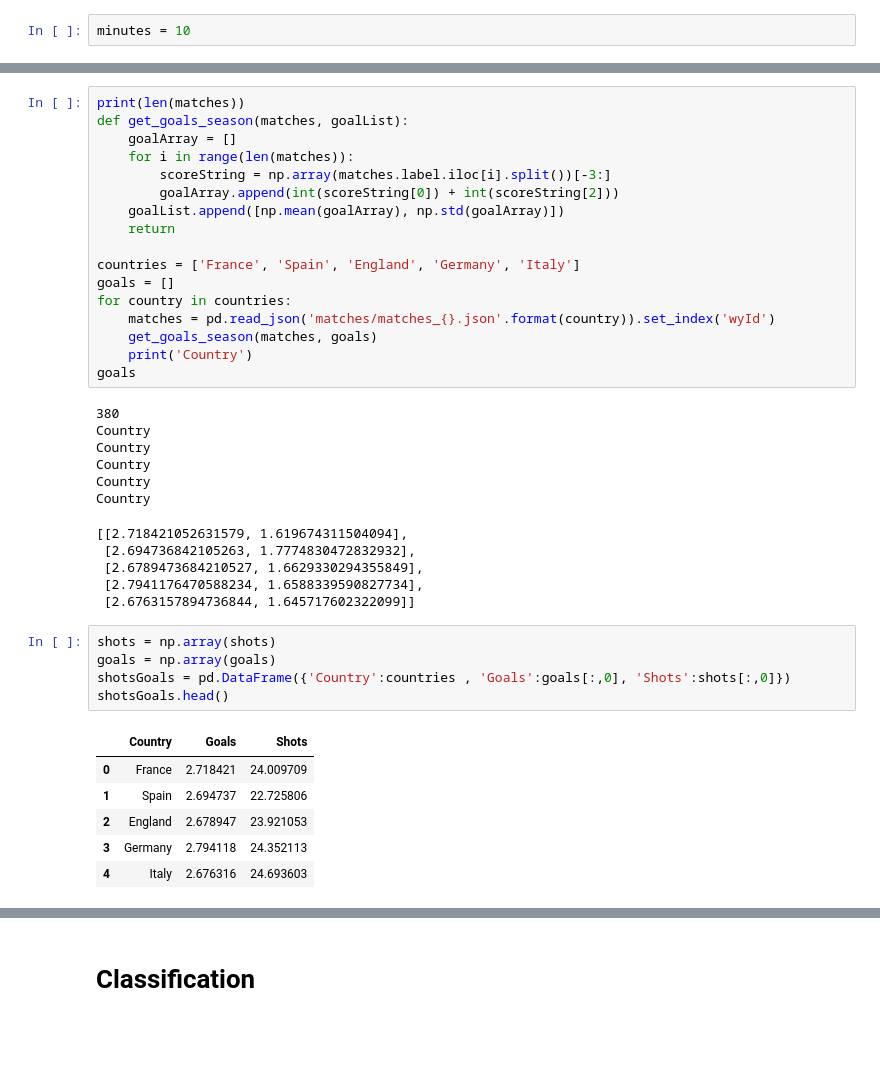
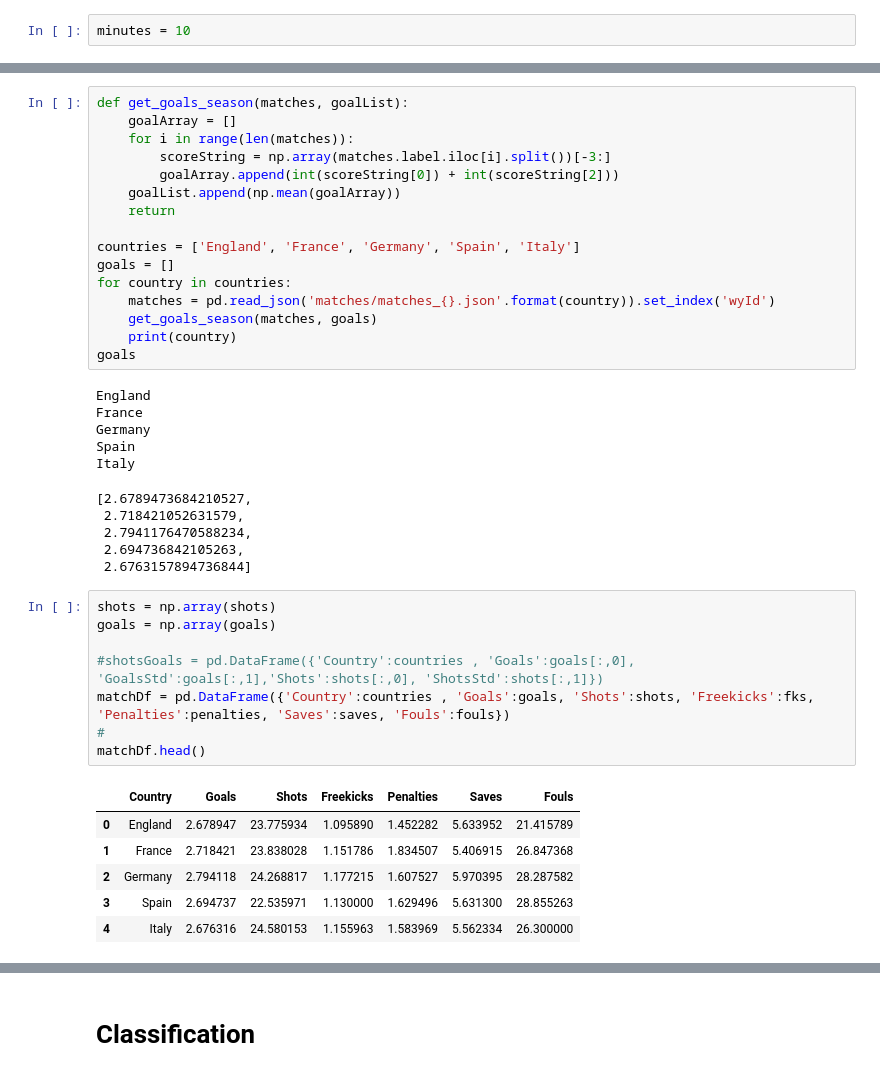
Before and after one commit to bernatesquirol/SoccerViz, a Jupyter notebook: goalShot.ipynb, the cells around one changed output, grey strips where cells are left out. Cells and saved outputs as stored; diff of their text form; blank space fills up the shorter version.

```diff
--- a/goalShot.ipynb
+++ b/goalShot.ipynb
@@ -73,41 +136,42 @@ See the caveats in the documentation: http://pandas.pydata.org/pandas-docs/stabl
 # %%
-print(len(matches))
 def get_goals_season(matches, goalList):
     goalArray = []
     for i in range(len(matches)):
         scoreString = np.array(matches.label.iloc[i].split())[-3:]
         goalArray.append(int(scoreString[0]) + int(scoreString[2]))
-    goalList.append([np.mean(goalArray), np.std(goalArray)])
+    goalList.append(np.mean(goalArray))
     return
 
-countries = ['France', 'Spain', 'England', 'Germany', 'Italy']
+countries = ['England', 'France', 'Germany', 'Spain', 'Italy']
 goals = []
 for country in countries:
     matches = pd.read_json('matches/matches_{}.json'.format(country)).set_index('wyId')
     get_goals_season(matches, goals)
-    print('Country')
+    print(country)
 goals
 # %% [output]
-380
-Country
-Country
-Country
-Country
-Country
+England
+France
+Germany
+Spain
+Italy
-[[2.718421052631579, 1.619674311504094],
- [2.694736842105263, 1.7774830472832932],
- [2.6789473684210527, 1.6629330294355849],
- [2.7941176470588234, 1.6588339590827734],
- [2.6763157894736844, 1.645717602322099]]
+[2.6789473684210527,
+ 2.718421052631579,
+ 2.7941176470588234,
+ 2.694736842105263,
+ 2.6763157894736844]
 # %%
 shots = np.array(shots)
 goals = np.array(goals)
-shotsGoals = pd.DataFrame({'Country':countries , 'Goals':goals[:,0], 'Shots':shots[:,0]})
-shotsGoals.head()
+
+#shotsGoals = pd.DataFrame({'Country':countries , 'Goals':goals[:,0], 'GoalsStd':goals[:,1],'Shots':shots[:,0], 'ShotsStd':shots[:,1]})
+matchDf = pd.DataFrame({'Country':countries , 'Goals':goals, 'Shots':shots, 'Freekicks':fks, 'Penalties':penalties, 'Saves':saves, 'Fouls':fouls})
+#
+matchDf.head()
 # %% [output]
-|  | Country | Goals | Shots |
-| 0 | France | 2.718421 | 24.009709 |
-| 1 | Spain | 2.694737 | 22.725806 |
-| 2 | England | 2.678947 | 23.921053 |
-| 3 | Germany | 2.794118 | 24.352113 |
-| 4 | Italy | 2.676316 | 24.693603 |
+|  | Country | Goals | Shots | Freekicks | Penalties | Saves | Fouls |
+| 0 | England | 2.678947 | 23.775934 | 1.095890 | 1.452282 | 5.633952 | 21.415789 |
+| 1 | France | 2.718421 | 23.838028 | 1.151786 | 1.834507 | 5.406915 | 26.847368 |
+| 2 | Germany | 2.794118 | 24.268817 | 1.177215 | 1.607527 | 5.970395 | 28.287582 |
+| 3 | Spain | 2.694737 | 22.535971 | 1.130000 | 1.629496 | 5.631300 | 28.855263 |
+| 4 | Italy | 2.676316 | 24.580153 | 1.155963 | 1.583969 | 5.562334 | 26.300000 |
```
Also changed, not shown: parts of 18 cells of this notebook.
